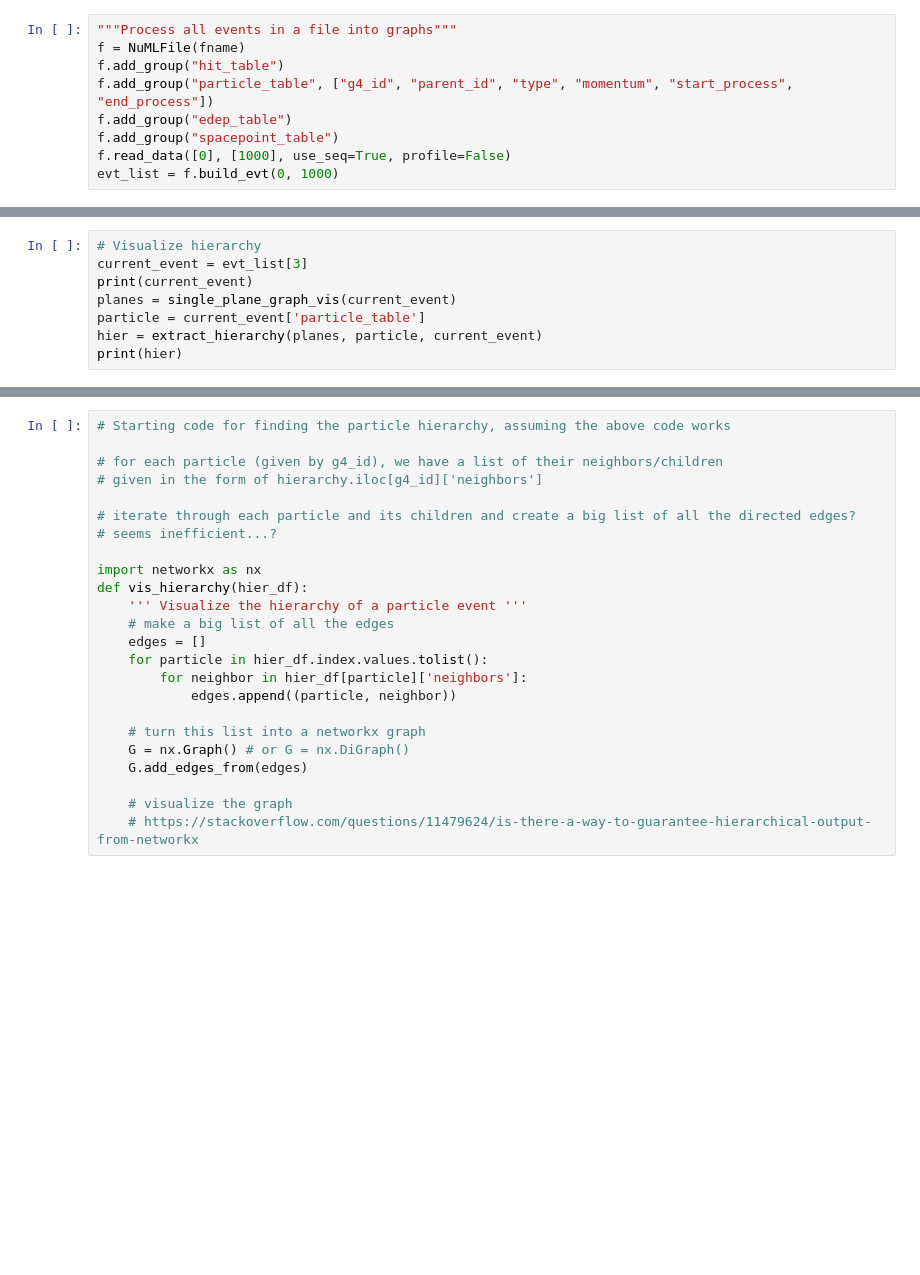
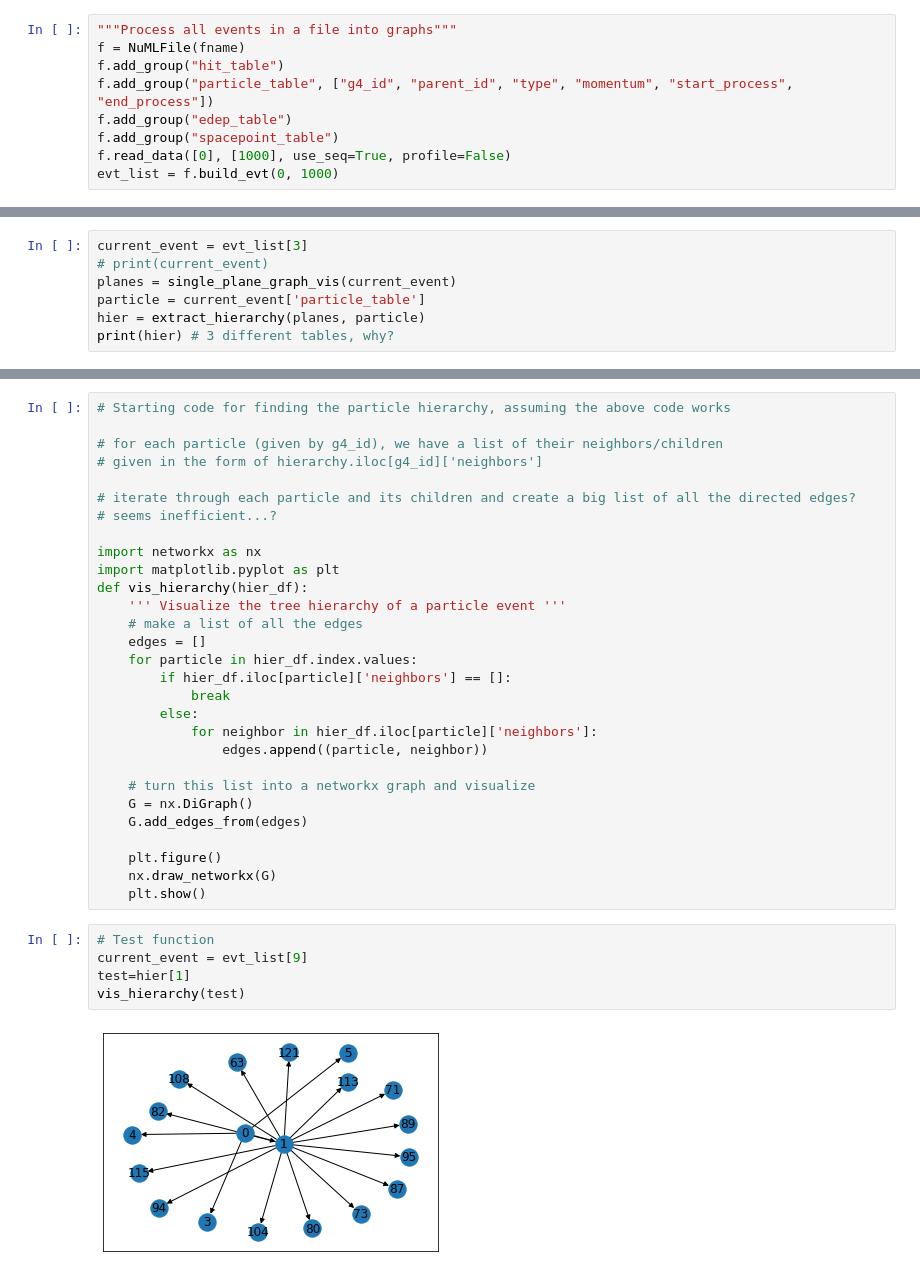
Before and after one commit to cerati/pynuml, a Jupyter notebook: numl/process/vis_children.ipynb, the cells around one changed output, grey strips where cells are left out. Drawn from its saved outputs; the diff is of its cells as text; blank space fills up the shorter version.

Commit message:
created and tested visualization function for particle hierarchy

```diff
--- a/numl/process/vis_children.ipynb
+++ b/numl/process/vis_children.ipynb
@@ -40,9 +43,8 @@ print(evt_list[10]['particle_table'])
 # %%
-# Visualize hierarchy
 current_event = evt_list[3]
-print(current_event)
+# print(current_event)
 planes = single_plane_graph_vis(current_event)
 particle = current_event['particle_table']
-hier = extract_hierarchy(planes, particle, current_event)
-print(hier)
+hier = extract_hierarchy(planes, particle)
+print(hier) # 3 different tables, why?
 # %% [output]
@@ -67,24 +68,36 @@ KeyError: False
-# %%
-# Starting code for finding the particle hierarchy, assuming the above code works
-
-# for each particle (given by g4_id), we have a list of their neighbors/children
-# given in the form of hierarchy.iloc[g4_id]['neighbors']
-
-# iterate through each particle and its children and create a big list of all the directed edges?
-# seems inefficient...?
-
-import networkx as nx
-def vis_hierarchy(hier_df):
-    ''' Visualize the hierarchy of a particle event '''
-    # make a big list of all the edges
-    edges = []
-    for particle in hier_df.index.values.tolist():
-        for neighbor in hier_df[particle]['neighbors']:
-            edges.append((particle, neighbor))
-
-    # turn this list into a networkx graph
-    G = nx.Graph() # or G = nx.DiGraph()
-    G.add_edges_from(edges)
-
-    # visualize the graph
-    # https://stackoverflow.com/questions/11479624/is-there-a-way-to-guarantee-hierarchical-output-from-networkx
+# %%
+# Starting code for finding the particle hierarchy, assuming the above code works
+
+# for each particle (given by g4_id), we have a list of their neighbors/children
+# given in the form of hierarchy.iloc[g4_id]['neighbors']
+
+# iterate through each particle and its children and create a big list of all the directed edges?
+# seems inefficient...?
+
+import networkx as nx
+import matplotlib.pyplot as plt
+def vis_hierarchy(hier_df):
+    ''' Visualize the tree hierarchy of a particle event '''
+    # make a list of all the edges
+    edges = []
+    for particle in hier_df.index.values:
+        if hier_df.iloc[particle]['neighbors'] == []:
+            break
+        else:
+            for neighbor in hier_df.iloc[particle]['neighbors']:
+                edges.append((particle, neighbor))
+
+    # turn this list into a networkx graph and visualize
+    G = nx.DiGraph()
+    G.add_edges_from(edges)
+
+    plt.figure()
+    nx.draw_networkx(G)
+    plt.show()
+# %%
+# Test function
+current_event = evt_list[9]
+test=hier[1]
+vis_hierarchy(test)
+# %% [output]
+[figure, added]
```
Also changed, not shown: parts of 8 cells of this notebook, 1 other file.
